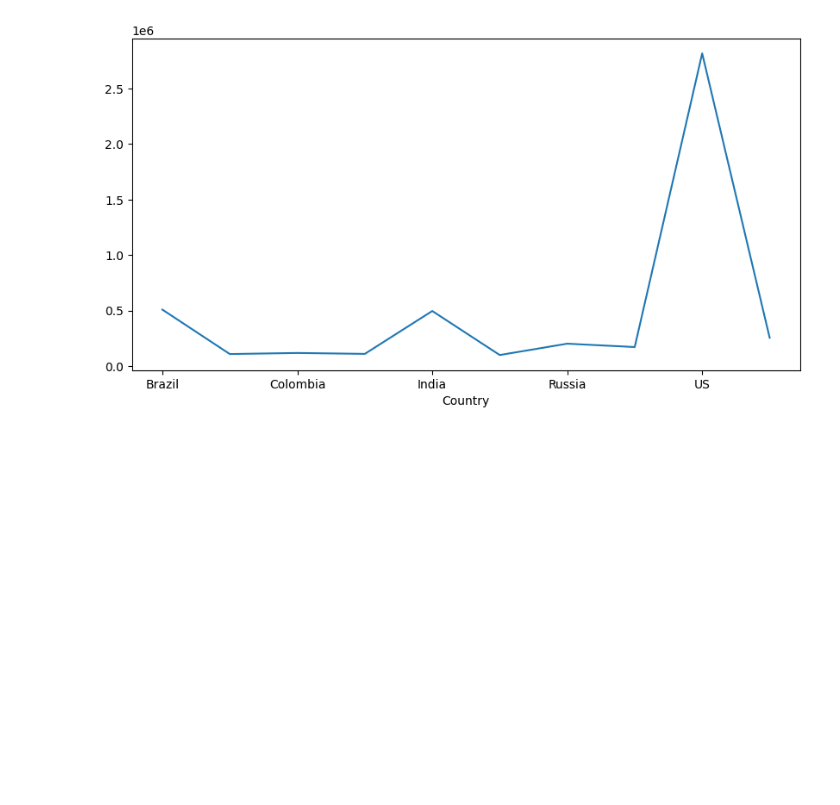
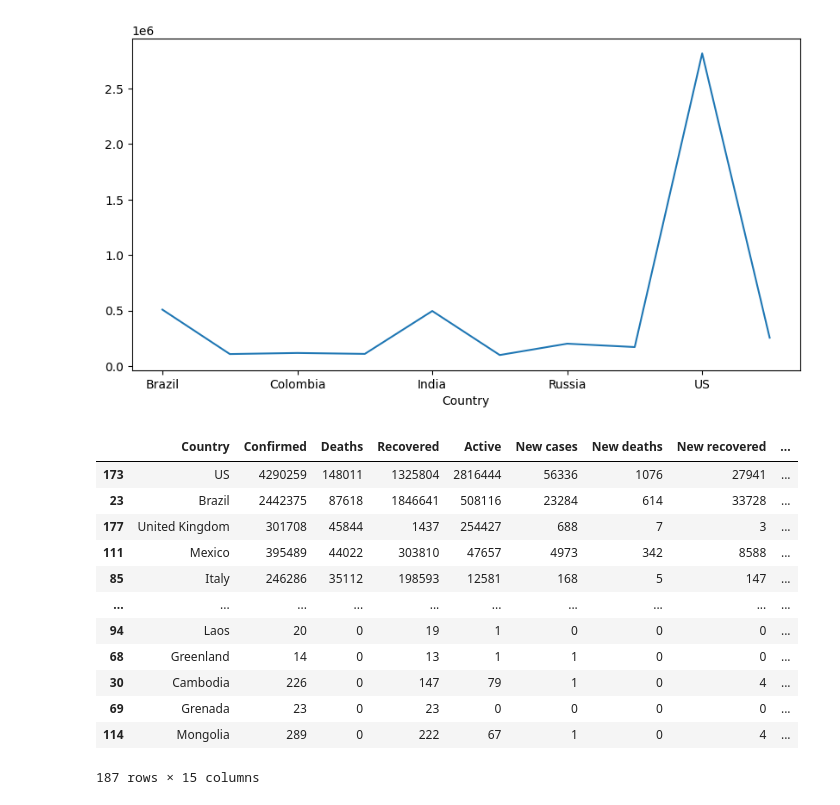
Before and after one commit to Vinayak0807/digipodium, a Jupyter notebook: data analysis/covid_analysis.ipynb, the cells around one changed output. Drawn from its saved outputs; the diff is of its cells as text; code cells hidden in the pictures; blank space fills up the shorter version.

```diff
--- a/data analysis/covid_analysis.ipynb
+++ b/data analysis/covid_analysis.ipynb
@@ -117,3 +115,20 @@ plt.show()
 [figure]
 # %%
 fd = df.head(10)
+# %%
+df.groupby('Deaths')
+df
+# %% [output]
+|  | Country | Confirmed | Deaths | Recovered | Active | New cases | New deaths | New recovered | ... |
+| 173 | US | 4290259 | 148011 | 1325804 | 2816444 | 56336 | 1076 | 27941 | ... |
+| 23 | Brazil | 2442375 | 87618 | 1846641 | 508116 | 23284 | 614 | 33728 | ... |
+| 177 | United Kingdom | 301708 | 45844 | 1437 | 254427 | 688 | 7 | 3 | ... |
+| 111 | Mexico | 395489 | 44022 | 303810 | 47657 | 4973 | 342 | 8588 | ... |
+| 85 | Italy | 246286 | 35112 | 198593 | 12581 | 168 | 5 | 147 | ... |
+| ... | ... | ... | ... | ... | ... | ... | ... | ... | ... |
+| 94 | Laos | 20 | 0 | 19 | 1 | 0 | 0 | 0 | ... |
+| 68 | Greenland | 14 | 0 | 13 | 1 | 1 | 0 | 0 | ... |
+| 30 | Cambodia | 226 | 0 | 147 | 79 | 1 | 0 | 4 | ... |
+| 69 | Grenada | 23 | 0 | 23 | 0 | 0 | 0 | 0 | ... |
+| 114 | Mongolia | 289 | 0 | 222 | 67 | 1 | 0 | 4 | ... |
+187 rows × 15 columns
```
Also changed, not shown: parts of 2 cells of this notebook, 4 other files.
